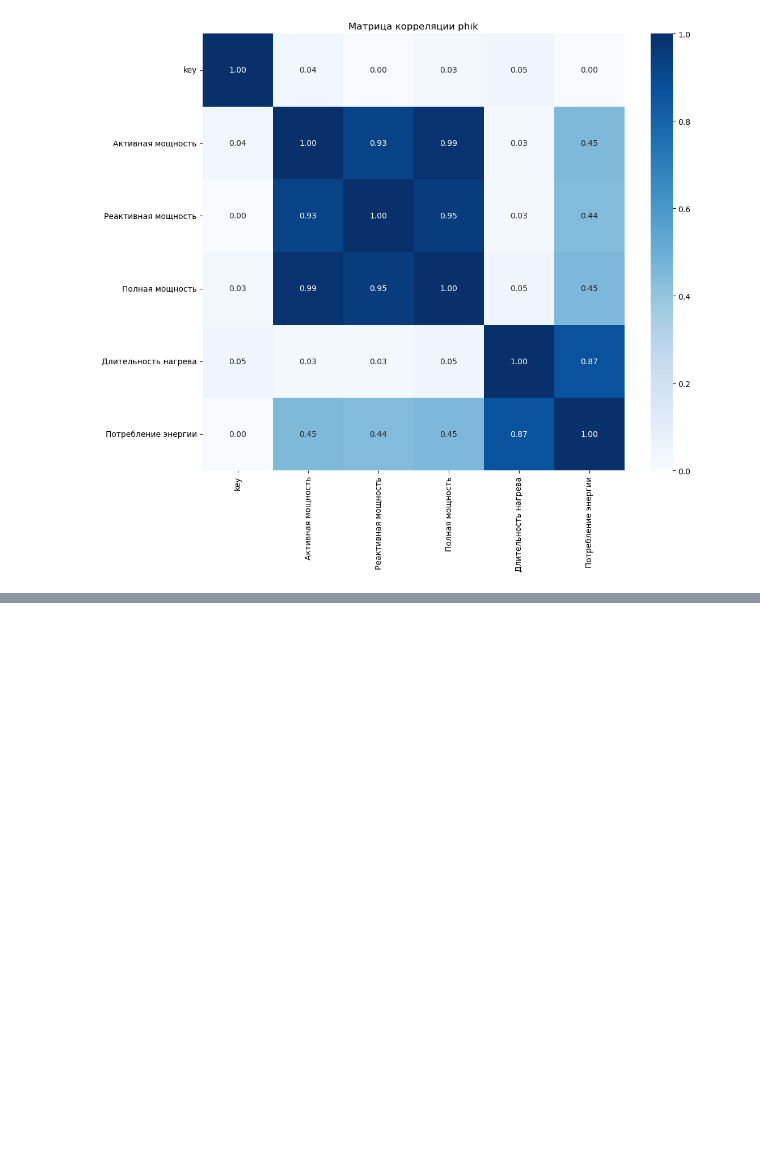
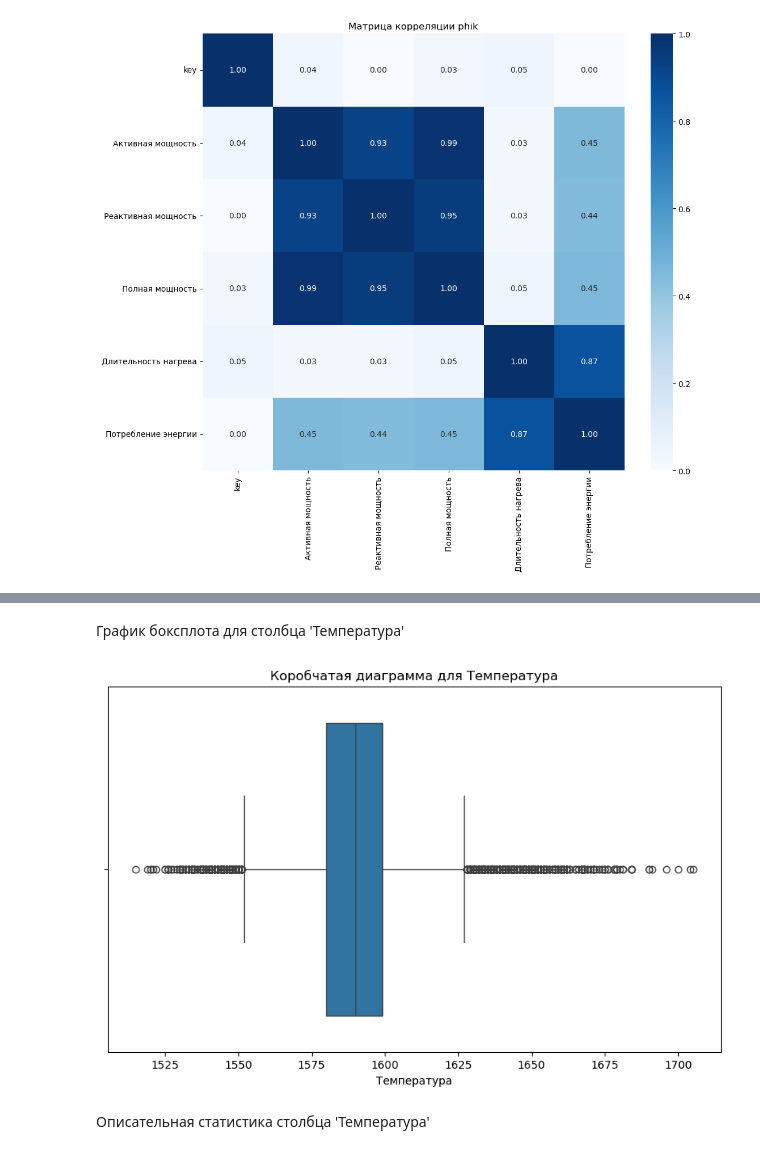
Before and after one commit to butuzovzeleboba/Industry, a Jupyter notebook: Industry.ipynb, the cells around one changed output, grey strips where cells are left out. Cells and saved outputs as stored; diff of their text form; code cells hidden in the pictures; blank space fills up the shorter version.

```diff
--- a/Industry.ipynb
+++ b/Industry.ipynb
@@ -777,0 +894,8 @@ ValueError: No axis named 1 for object type Series
+# %% [markdown]
+График боксплота для столбца 'Температура'
+# %%
+plot_boxplots(data_temp_new, ['Температура'])
+# %% [output]
+[figure, added]
+# %% [markdown]
+Описательная статистика столбца 'Температура'
```
Also changed, not shown: parts of 39 cells of this notebook.
